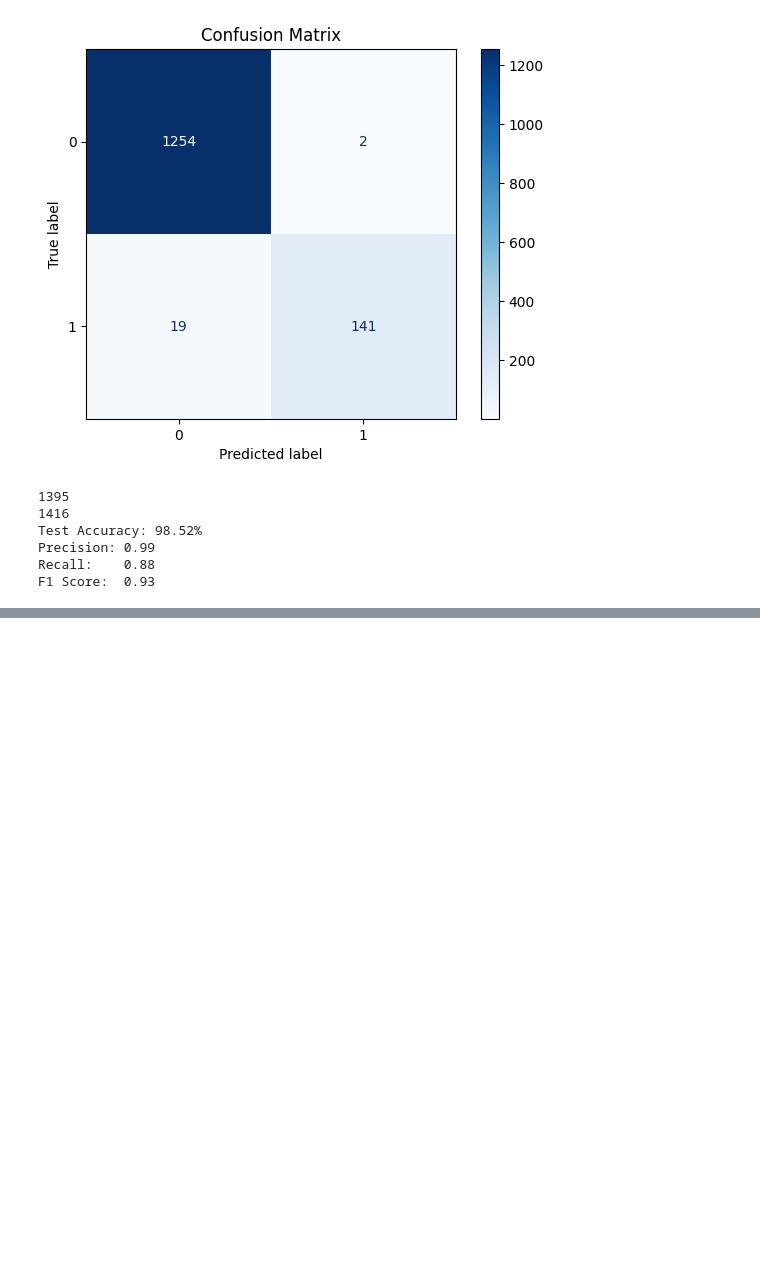
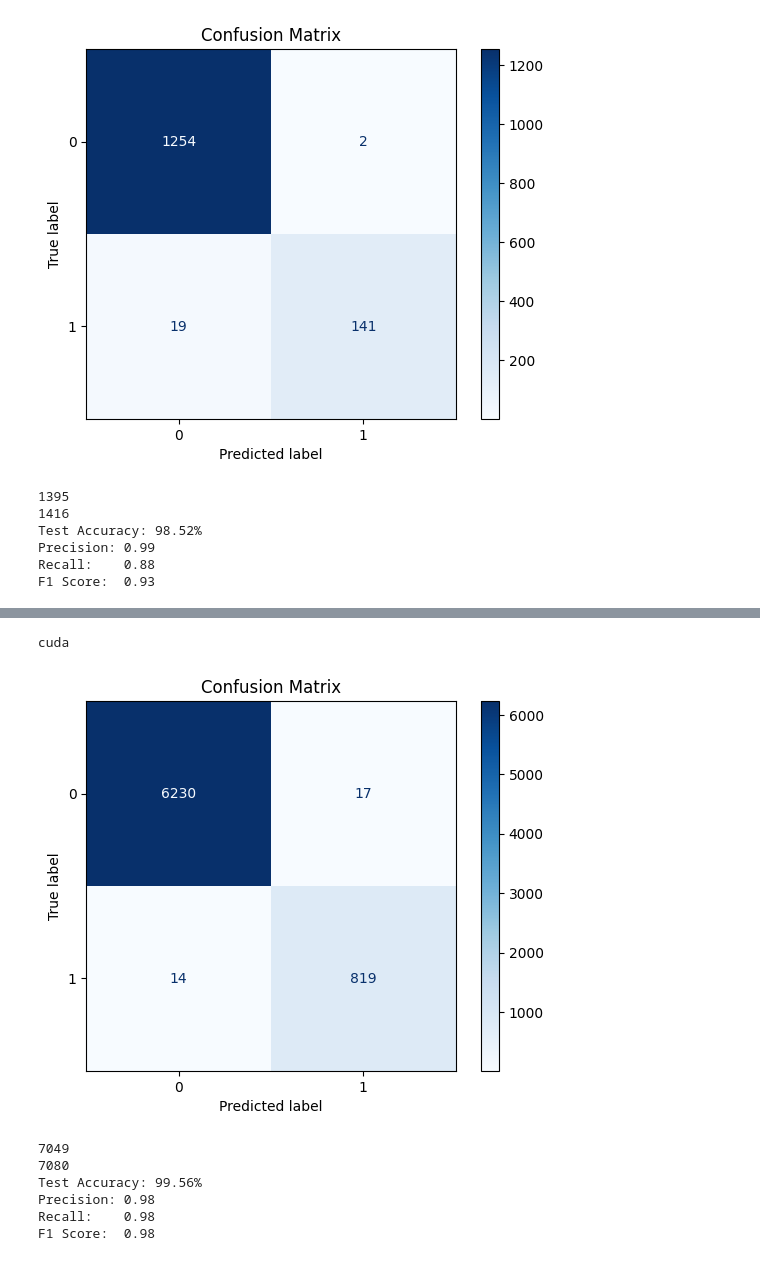
Before and after one commit to nishitmv/ML, a Jupyter notebook: Classification.ipynb, the cells around one changed output, grey strips where cells are left out. Saved outputs shown, nothing was run; the diff lists cells and outputs as text; code cells hidden in the pictures; blank space fills up the shorter version.

```diff
--- a/Classification.ipynb
+++ b/Classification.ipynb
@@ -572,0 +674,80 @@ with torch.no_grad():
+# %%
+from sklearn.metrics import confusion_matrix, ConfusionMatrixDisplay
+import matplotlib.pyplot as plt
+from sklearn.metrics import precision_score, recall_score, f1_score
+import pandas as pd
+import torch
+from torch.utils.data import Dataset, DataLoader
+from sklearn.model_selection import train_test_split
+from sklearn.preprocessing import StandardScaler
+import numpy as np
+device = torch.device('cuda' if torch.cuda.is_available() else 'cpu')
+
+print(device)
+
+df = pd.read_csv("/content/ClassificationModels/test_classification.csv")
+
+# Remove rows with label 3 - Its not required
+df = df[df['Label'] != 3]
+
+#df = df.sample(n=1000, random_state=42).reset_index(drop=True)
+scaler = StandardScaler()
+features = df.drop(columns=["Date", "Time", "Label"])
+scaled_features = scaler.fit_transform(features)
+
+
+labels = df["Label"].values.astype('int')
+
+features_test = torch.tensor(scaled_features)
+labels_test = torch.tensor(labels)
+
+features_test_scaled = torch.tensor(scaled_features).to(torch.float32)
+test_features_dataloader = DataLoader(features_test_scaled, shuffle=False)
+labels_test_dataloader = DataLoader(labels_test,  shuffle=False)
+
+
+#ClassificationModels/5layersdropout.pth
+#ClassificationModels/4layersSGD.pth
+#ClassificationModels/4layersdropout.pth
+#ClassificationModels/3layersTanH.pth
+#ClassificationModels/3layersSigmoid.pth
+#ClassificationModels/3layersdropout.pth
+
+model = torch.load('/content/ClassificationModels/4layersSGD.pth', weights_only=False)
+
+model.eval()
+correct = 0
+total = 0
+all_labels =[]
+all_predictions=[]
+with torch.no_grad():
+  for feature_test, label_test in zip(test_features_dataloader, labels_test_dataloader):
+    predicted = model(feature_test)
+    total += 1
+    correct += (predicted.argmax(1) == label_test).type(torch.int).sum().item()
+    all_labels.extend(label_test.numpy())
+    all_predictions.extend(predicted.argmax(1).numpy())
+  cm = confusion_matrix(all_labels, all_predictions)
+  disp = ConfusionMatrixDisplay(confusion_matrix=cm)
+  disp.plot(cmap='Blues')
+  plt.title('Confusion Matrix')
+  plt.show()
+  print(correct)
+  print(total)
+  print(f"Test Accuracy: {100 * correct / total:.2f}%")
+  precision = precision_score(all_labels, all_predictions, average='binary')
+  recall = recall_score(all_labels, all_predictions, average='binary')
+  f1 = f1_score(all_labels, all_predictions, average='binary')
+
+  print(f"Precision: {precision:.2f}")
+  print(f"Recall:    {recall:.2f}")
+  print(f"F1 Score:  {f1:.2f}")
+# %% [output]
+cuda
+[figure, added]
+7049
+7080
+Test Accuracy: 99.56%
+Precision: 0.98
+Recall:    0.98
+F1 Score:  0.98
```
Also changed, not shown: parts of 11 cells of this notebook.
